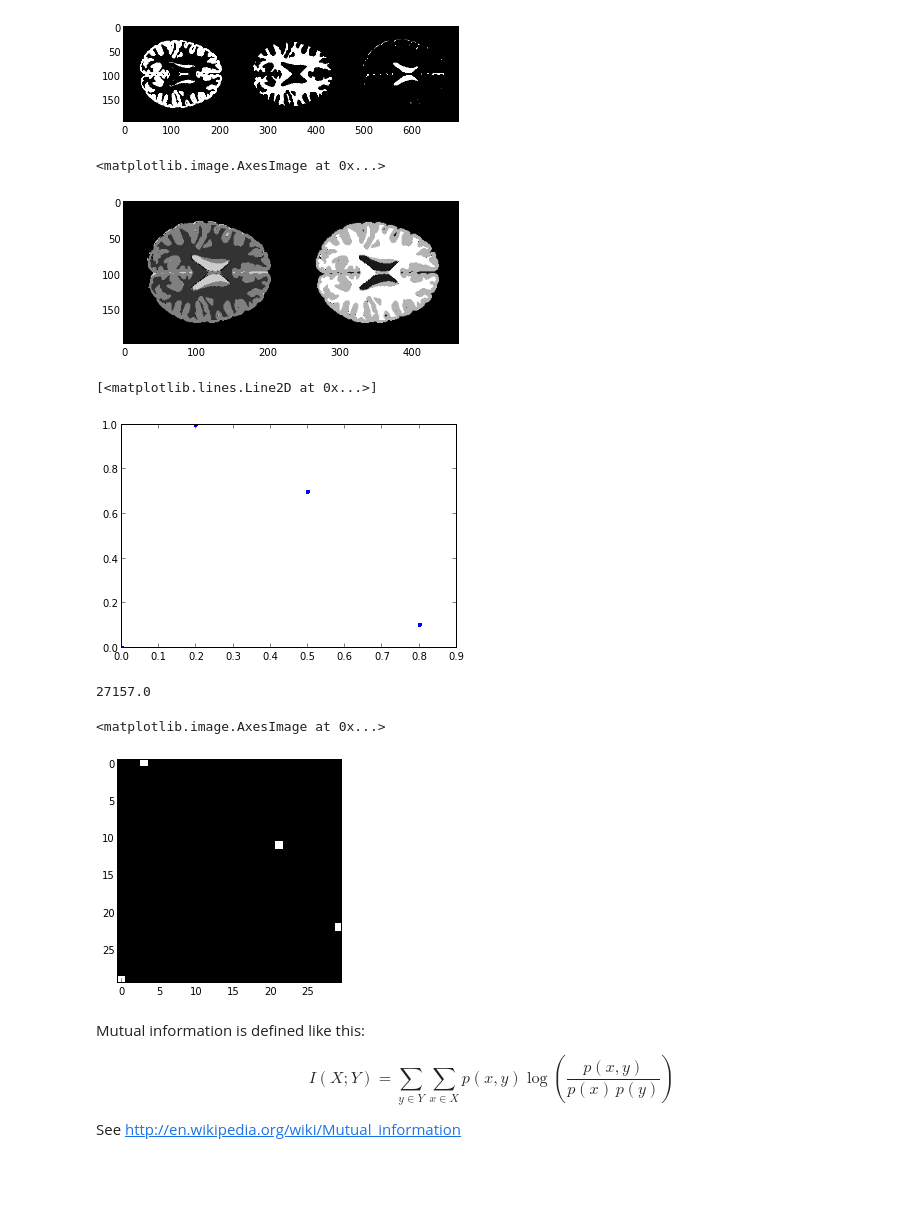
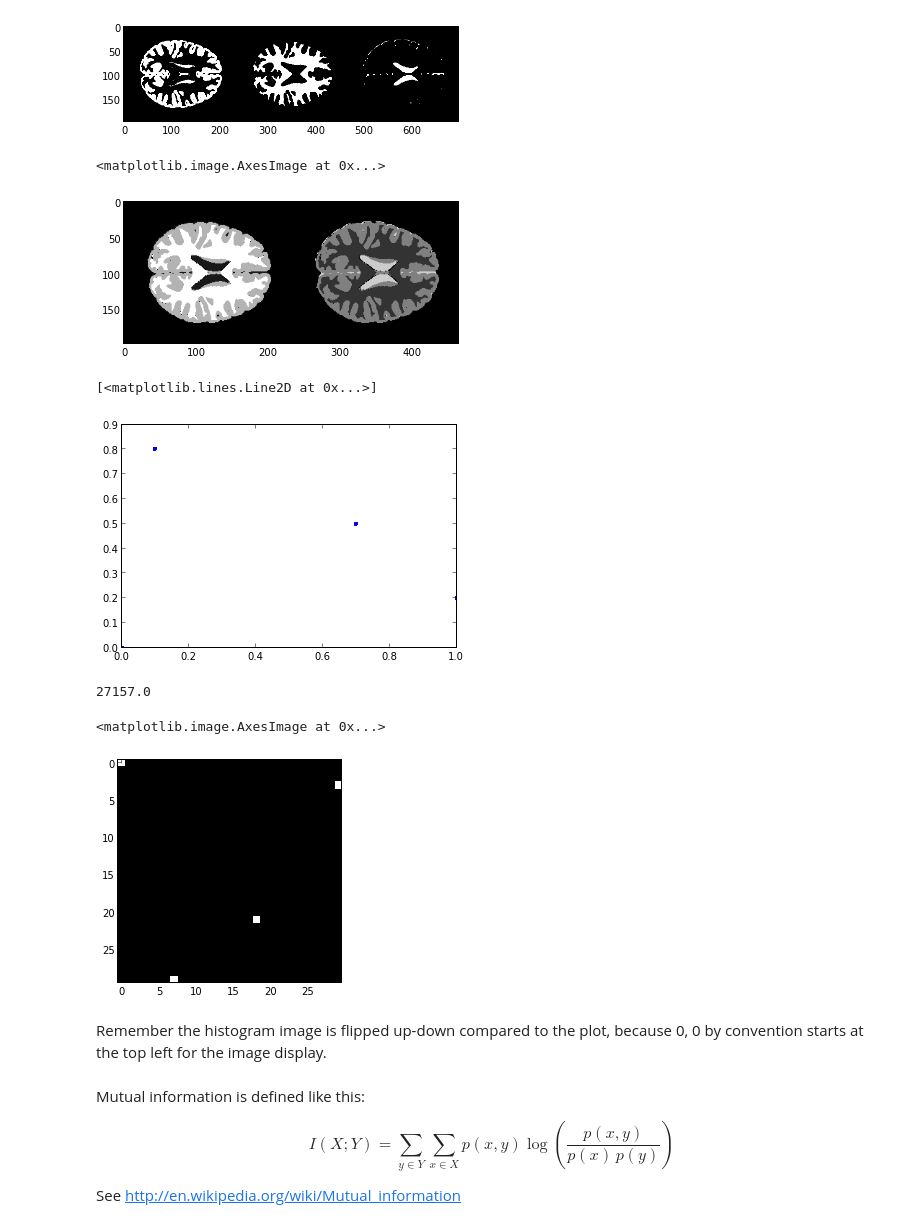
Before and after one commit to practical-neuroimaging/pna-notebooks, a Jupyter notebook: mutual_information_example.ipynb, the cells around one changed output. Drawn from its saved outputs; the diff is of its cells as text; code cells hidden in the pictures; blank space fills up the shorter version.

```diff
--- a/mutual_information_example.ipynb
+++ b/mutual_information_example.ipynb
@@ -37,9 +56,10 @@ plt.imshow(np.hstack((mid_gm, mid_wm, mid_csf)), cmap="gray")
 <matplotlib.image.AxesImage at 0x...>
 [figure]
 # %%
+# Combine GM, WM, CSF in different proportions for T1-like and T2-like
+t1_like = mid_gm * 0.7 + mid_wm * 1.0 + mid_csf * 0.1
 t2_like = mid_gm * 0.5 + mid_wm * 0.2 + mid_csf * 0.8
-t1_like = mid_gm * 0.7 + mid_wm * 1.0 + mid_csf * 0.1
-plt.imshow(np.hstack((t2_like, t1_like)), cmap="gray")
+plt.imshow(np.hstack((t1_like, t2_like)), cmap="gray")
 # %% [output]
 <matplotlib.image.AxesImage at 0x...>
-[figure, old version]
+[figure, new version]
@@ -48,6 +66,6 @@ np.savez('t1_t2_like.npz', {'t2_like': t2_like, 't1_like': t1_like})
 # %%
-plt.plot(t2_like.ravel(), t1_like.ravel(), '.')
+plt.plot(t1_like.ravel(), t2_like.ravel(), '.')
 # %% [output]
 [<matplotlib.lines.Line2D at 0x...>]
-[figure, old version]
+[figure, new version]
 # %%
@@ -56,10 +74,12 @@ hgram_registered.max()
 # %% [output]
 27157.0
 # %%
-plt.imshow(np.flipud(np.clip(hgram_registered, 0, 1000)), cmap='gray', interpolation='nearest')
+plt.imshow(np.clip(hgram_registered, 0, 1000), cmap='gray', interpolation='nearest')
 # %% [output]
 <matplotlib.image.AxesImage at 0x...>
-[figure, old version]
+[figure, new version]
+# %% [markdown]
+Remember the histogram image is flipped up-down compared to the plot, because 0, 0 by convention starts at the top left for the image display.
 # %% [markdown]
 Mutual information is defined like this:
 
```
Also changed, not shown: parts of 16 cells of this notebook.
